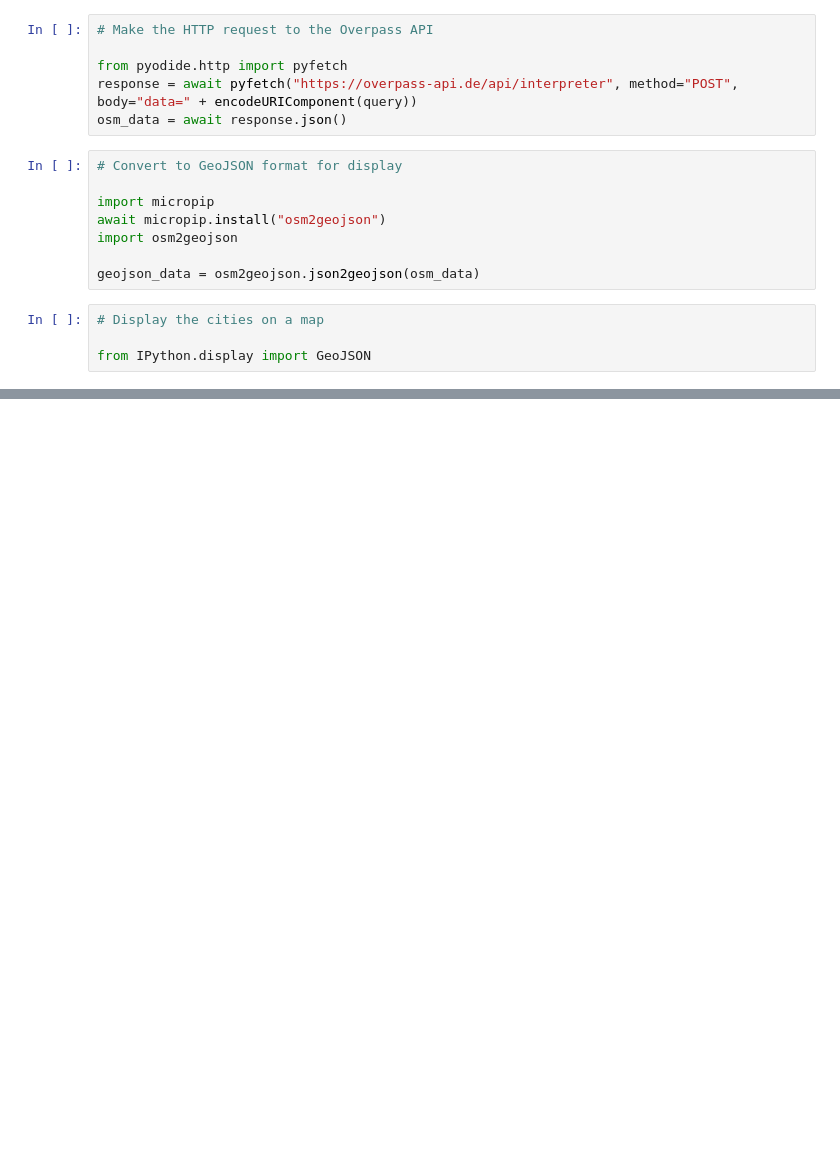
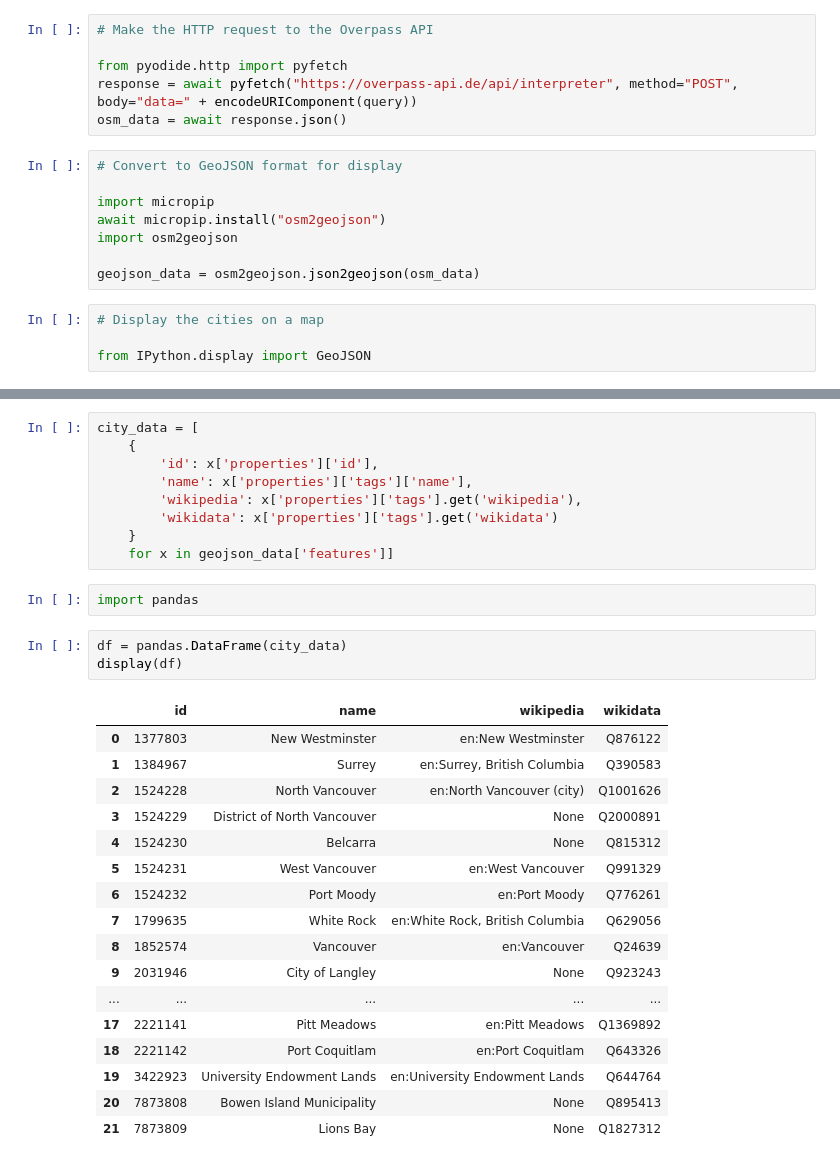
Before and after one commit to hexcamp/vanhex-openstreetmap-notebooks, a Jupyter notebook: content/overpass-metro-vancouver.ipynb, the cells around one changed output, grey strips where cells are left out. Drawn from its saved outputs; the diff is of its cells as text; blank space fills up the shorter version.

Commit message:
Update with pandas table with city names

```diff
--- a/content/overpass-metro-vancouver.ipynb
+++ b/content/overpass-metro-vancouver.ipynb
@@ -47,0 +55,32 @@ GeoJSON(geojson_data)
+# %%
+city_data = [
+    {
+        'id': x['properties']['id'],
+        'name': x['properties']['tags']['name'],
+        'wikipedia': x['properties']['tags'].get('wikipedia'),
+        'wikidata': x['properties']['tags'].get('wikidata')
+    }
+    for x in geojson_data['features']]
+# %%
+import pandas
+# %%
+df = pandas.DataFrame(city_data)
+display(df)
+# %% [output]
+|  | id | name | wikipedia | wikidata |
+| 0 | 1377803 | New Westminster | en:New Westminster | Q876122 |
+| 1 | 1384967 | Surrey | en:Surrey, British Columbia | Q390583 |
+| 2 | 1524228 | North Vancouver | en:North Vancouver (city) | Q1001626 |
+| 3 | 1524229 | District of North Vancouver | None | Q2000891 |
+| 4 | 1524230 | Belcarra | None | Q815312 |
+| 5 | 1524231 | West Vancouver | en:West Vancouver | Q991329 |
+| 6 | 1524232 | Port Moody | en:Port Moody | Q776261 |
+| 7 | 1799635 | White Rock | en:White Rock, British Columbia | Q629056 |
+| 8 | 1852574 | Vancouver | en:Vancouver | Q24639 |
+| 9 | 2031946 | City of Langley | None | Q923243 |
+| ... | ... | ... | ... | ... |
+| 17 | 2221141 | Pitt Meadows | en:Pitt Meadows | Q1369892 |
+| 18 | 2221142 | Port Coquitlam | en:Port Coquitlam | Q643326 |
+| 19 | 3422923 | University Endowment Lands | en:University Endowment Lands | Q644764 |
+| 20 | 7873808 | Bowen Island Municipality | None | Q895413 |
+| 21 | 7873809 | Lions Bay | None | Q1827312 |
```
Also changed, not shown: parts of 2 cells of this notebook.
